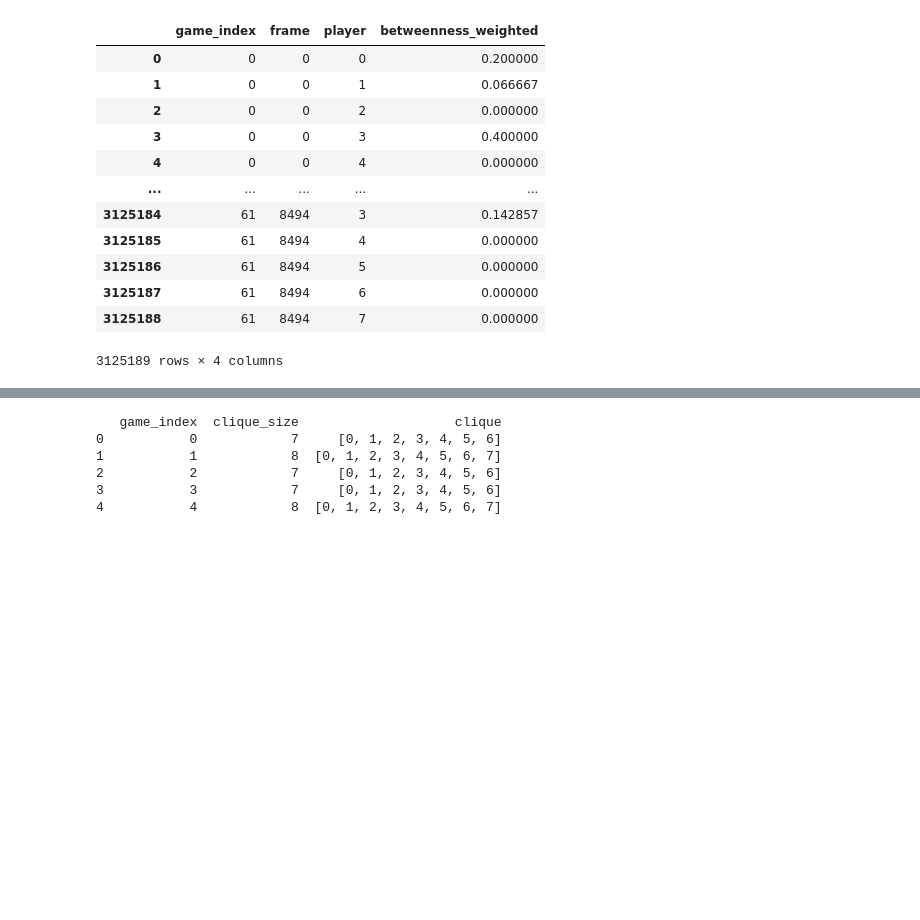
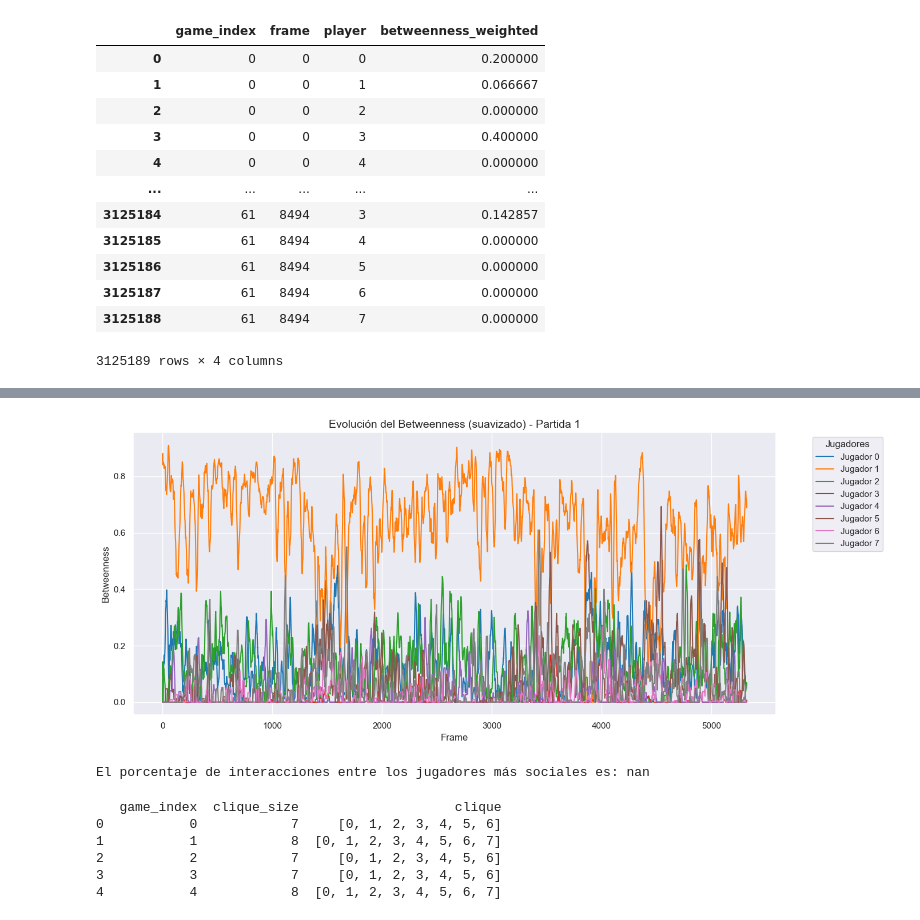
Before and after one commit to hakai-vulpes/resistance-graph-study, a Jupyter notebook: analysis.ipynb, the cells around one changed output, grey strips where cells are left out. Cells and saved outputs as stored; diff of their text form; code cells hidden in the pictures; blank space fills up the shorter version.

```diff
--- a/analysis.ipynb
+++ b/analysis.ipynb
@@ -357,3 +364,66 @@ Jugador menos sociable: Jugador 2 con betweenness promedio 0.0820
+# %%
+# Copilot para intentar suavizar
+
+
+import seaborn as sns
+
+# Parámetros
+window = 20  # Número de frames para suavizar
+game_id = 1  # Cambia este número para ver otra partida
+
+# Filtrar la partida
+df_game = betweenness_df[betweenness_df['game_index'] == game_id].copy()
+
+# Aplicar suavizado por jugador
+df_game['betweenness_smoothed'] = df_game.groupby('player')['betweenness_weighted'].transform(
+    lambda x: x.rolling(window=window, min_periods=1).mean()
+)
+
+# Configuración visual
+sns.set(style="darkgrid", context='notebook')
+plt.figure(figsize=(14, 6))
+
+# Colores únicos
+palette = sns.color_palette("tab10", n_colors=df_game['player'].nunique())
+
+# Graficar líneas suavizadas
+for i, (player, df_player) in enumerate(df_game.groupby('player')):
+    plt.plot(df_player['frame'], df_player['betweenness_smoothed'], label=f'Jugador {player}', color=palette[i])
+
+# Estética
+plt.title(f'Evolución del Betweenness (suavizado) - Partida {game_id}', fontsize=14)
+plt.xlabel('Frame')
+plt.ylabel('Betweenness')
+plt.legend(title='Jugadores', bbox_to_anchor=(1.05, 1), loc='upper left')
+plt.tight_layout()
+plt.show()
+# %% [output]
+[figure, added]
+# %%
+# Social players tend to interact with other social players?
+# Creo que el problema está en la diagonal de 0 en las similaridades con uno mismo
+
+import numpy as np
+
+G = nx.read_gml('comm-f2f-Resistance/embeddings.gml')
+similarities = np.array(nx.to_numpy_array(G))
+
+threshold = 0.5
+social_interactions = similarities > threshold
+
+degrees = np.array([G.degree(node) for node in G.nodes()])
+
+# Filtrar los jugadores más sociales (mayor grado)
+threshold_degree = np.percentile(degrees, 75)  # ejemplo, jugadores con grado en el percentil 75
+social_players = [node for node, deg in zip(G.nodes(), degrees) if deg > threshold_degree]
+
+social_player_interactions = social_interactions[np.ix_(social_players, social_players)]
+
+# porcentaje de interacciones sociales dentro del grupo de jugadores más sociales
+interaction_ratio = np.sum(social_player_interactions) / (len(social_players) * (len(social_players) - 1))
+print(f"El porcentaje de interacciones entre los jugadores más sociales es: {interaction_ratio:.2f}")
+# %% [output]
+El porcentaje de interacciones entre los jugadores más sociales es: nan
 # %%
 # Los cliques no creo que tengan mucho sentido porque seguramente participen todos con todos en las partidas
 # y más aún en el total del juego.
```
Also changed, not shown: parts of 5 cells of this notebook.
